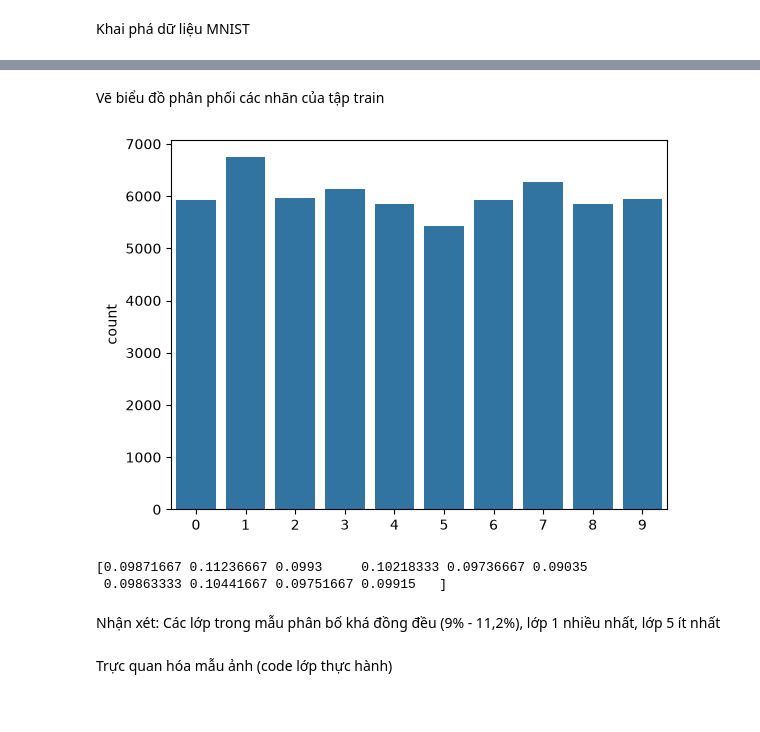
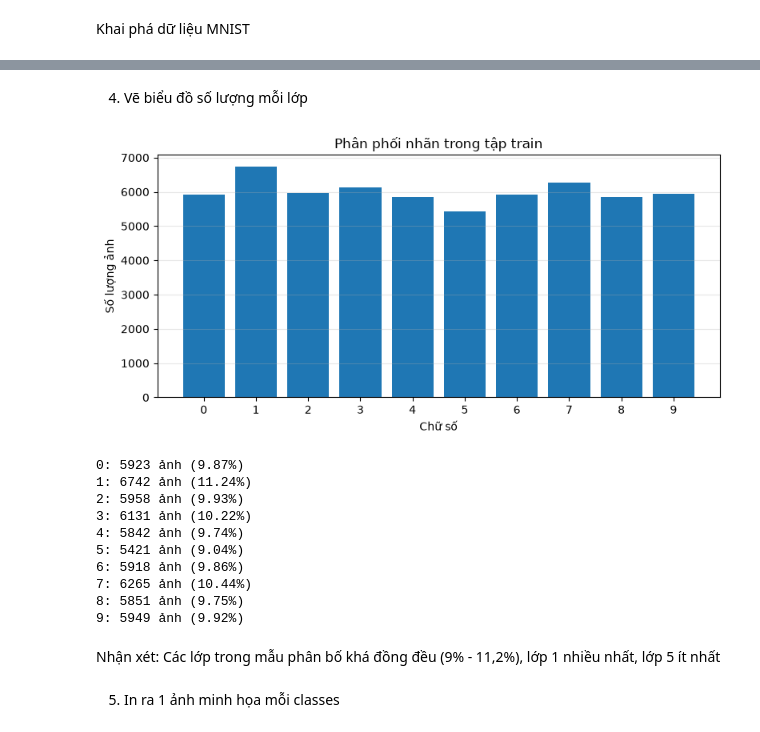
Before and after one commit to luyenhungtran/midterm_pattern_recognition, a Jupyter notebook: mnist-pattern-recognition/notebooks/01_eda.ipynb, the cells around one changed output, grey strips where cells are left out. Cells and saved outputs as stored; diff of their text form; code cells hidden in the pictures.

```diff
--- a/mnist-pattern-recognition/notebooks/01_eda.ipynb
+++ b/mnist-pattern-recognition/notebooks/01_eda.ipynb
@@ -37,18 +43,37 @@ Nhãn test : [0. 1.]
 NaN trong train: 0
 NaN trong test : 0
-# %% [markdown]
-Vẽ biểu đồ phân phối các nhãn của tập train
-# %%
-y_train_labels = np.argmax(y_train, axis = 1)
-sns.countplot(x = y_train_labels)
-plt.show()
-print(np.bincount(y_train_labels)/len(y_train_labels))
-# %% [output]
-[figure, removed]
-[0.09871667 0.11236667 0.0993     0.10218333 0.09736667 0.09035
- 0.09863333 0.10441667 0.09751667 0.09915   ]
+# %% [markdown]
+4. Vẽ biểu đồ số lượng mỗi lớp
+# %%
+
+classes, counts = np.unique(y_train, return_counts=True)
+
+plt.figure(figsize=(8, 4))
+plt.bar(classes, counts)
+plt.xticks(range(10))
+plt.xlabel("Chữ số")
+plt.ylabel("Số lượng ảnh")
+plt.title("Phân phối nhãn trong tập train")
+plt.grid(axis="y", alpha=0.3)
+plt.tight_layout()
+plt.show()
+
+for digit, count in zip(classes, counts):
+    print(f"{digit}: {count} ảnh ({count / len(y_train) * 100:.2f}%)")
+# %% [output]
+[figure, added]
+0: 5923 ảnh (9.87%)
+1: 6742 ảnh (11.24%)
+2: 5958 ảnh (9.93%)
+3: 6131 ảnh (10.22%)
+4: 5842 ảnh (9.74%)
+5: 5421 ảnh (9.04%)
+6: 5918 ảnh (9.86%)
+7: 6265 ảnh (10.44%)
+8: 5851 ảnh (9.75%)
+9: 5949 ảnh (9.92%)
 # %% [markdown]
 Nhận xét: Các lớp trong mẫu phân bố khá đồng đều (9% - 11,2%), lớp 1 nhiều nhất, lớp 5 ít nhất
 # %% [markdown]
-Trực quan hóa mẫu ảnh (code lớp thực hành)
+5. In ra 1 ảnh minh họa mỗi classes
 # %%
```
Also changed, not shown: parts of 14 cells of this notebook, 2 other files.
